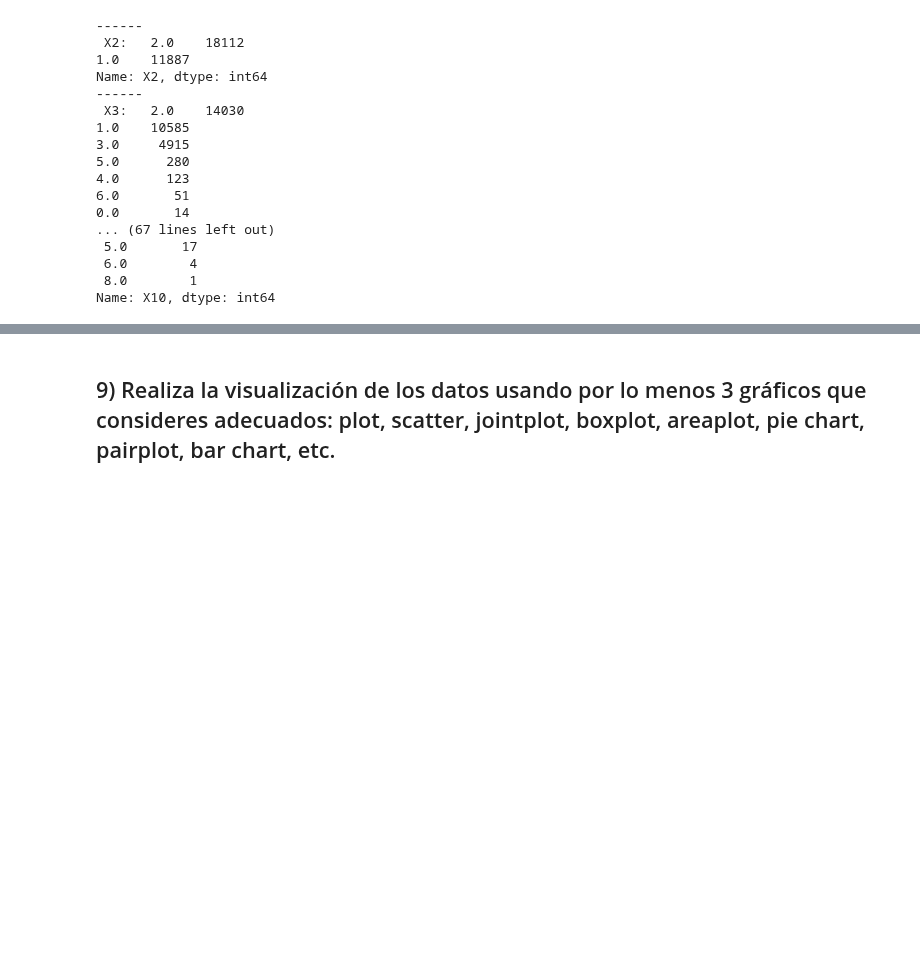
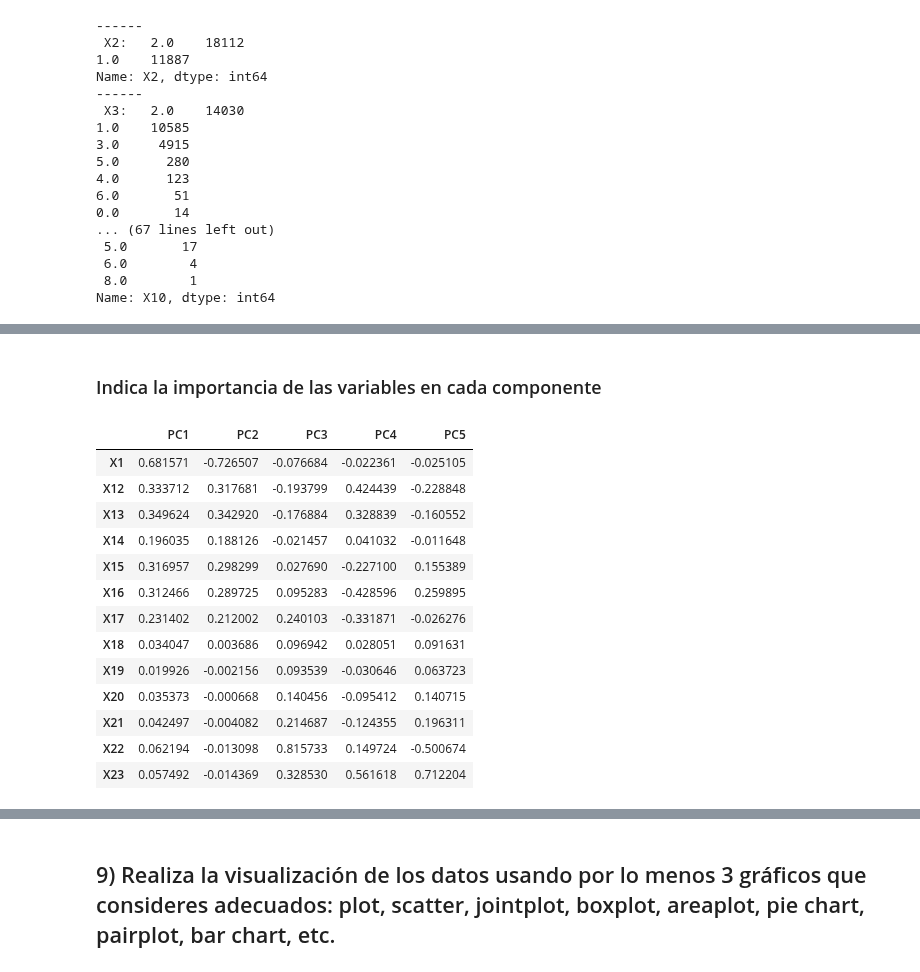
Before and after one commit to PosgradoMNA/actividades-de-aprendizaje-A01373377, a Jupyter notebook: A01373377_Actividad6_Visualizacion.ipynb, the cells around one changed output, grey strips where cells are left out. Saved outputs shown, nothing was run; the diff lists cells and outputs as text; code cells hidden in the pictures; blank space fills up the shorter version.

```diff
--- a/A01373377_Actividad6_Visualizacion.ipynb
+++ b/A01373377_Actividad6_Visualizacion.ipynb
@@ -281,0 +320,23 @@ Name: X10, dtype: int64
+# %% [markdown]
+### Indica la importancia de las variables en cada componente
+# %%
+pcsComponents_df = pd.DataFrame(pcs.components_.transpose(),
+                                columns = pcsSummary_df.columns,
+                                index = ndf.iloc[:, :].columns
+                                )
+pcsComponents_df.iloc[:,:5]
+# %% [output]
+|  | PC1 | PC2 | PC3 | PC4 | PC5 |
+| X1 | 0.681571 | -0.726507 | -0.076684 | -0.022361 | -0.025105 |
+| X12 | 0.333712 | 0.317681 | -0.193799 | 0.424439 | -0.228848 |
+| X13 | 0.349624 | 0.342920 | -0.176884 | 0.328839 | -0.160552 |
+| X14 | 0.196035 | 0.188126 | -0.021457 | 0.041032 | -0.011648 |
+| X15 | 0.316957 | 0.298299 | 0.027690 | -0.227100 | 0.155389 |
+| X16 | 0.312466 | 0.289725 | 0.095283 | -0.428596 | 0.259895 |
+| X17 | 0.231402 | 0.212002 | 0.240103 | -0.331871 | -0.026276 |
+| X18 | 0.034047 | 0.003686 | 0.096942 | 0.028051 | 0.091631 |
+| X19 | 0.019926 | -0.002156 | 0.093539 | -0.030646 | 0.063723 |
+| X20 | 0.035373 | -0.000668 | 0.140456 | -0.095412 | 0.140715 |
+| X21 | 0.042497 | -0.004082 | 0.214687 | -0.124355 | 0.196311 |
+| X22 | 0.062194 | -0.013098 | 0.815733 | 0.149724 | -0.500674 |
+| X23 | 0.057492 | -0.014369 | 0.328530 | 0.561618 | 0.712204 |
```
Also changed, not shown: parts of 25 cells of this notebook.
